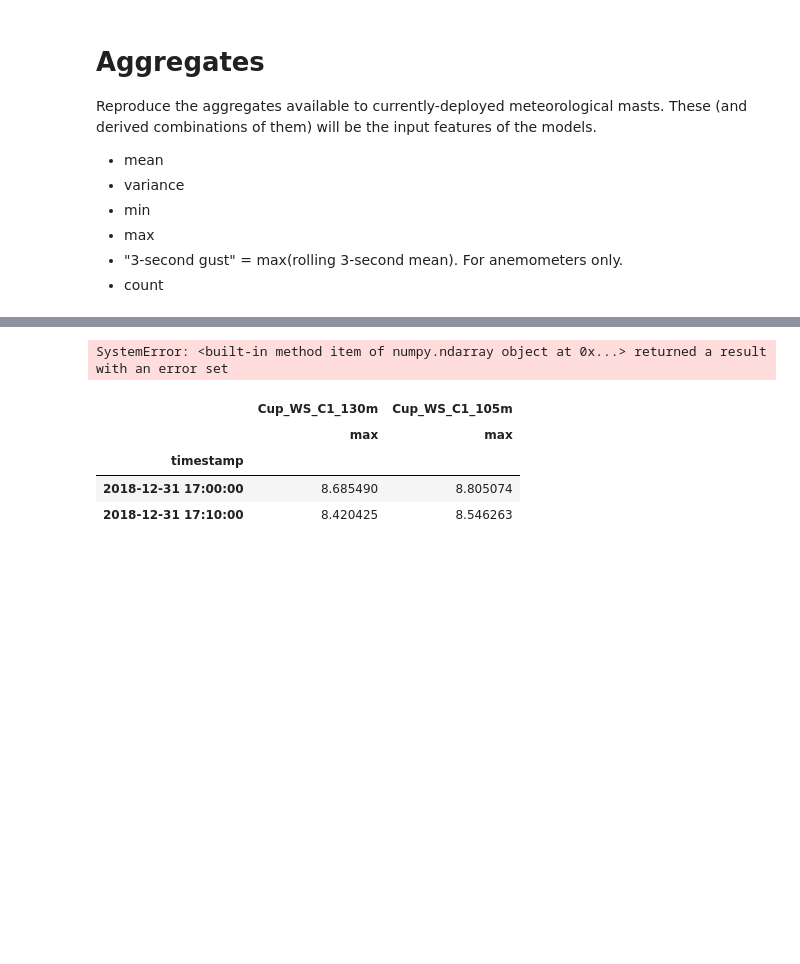
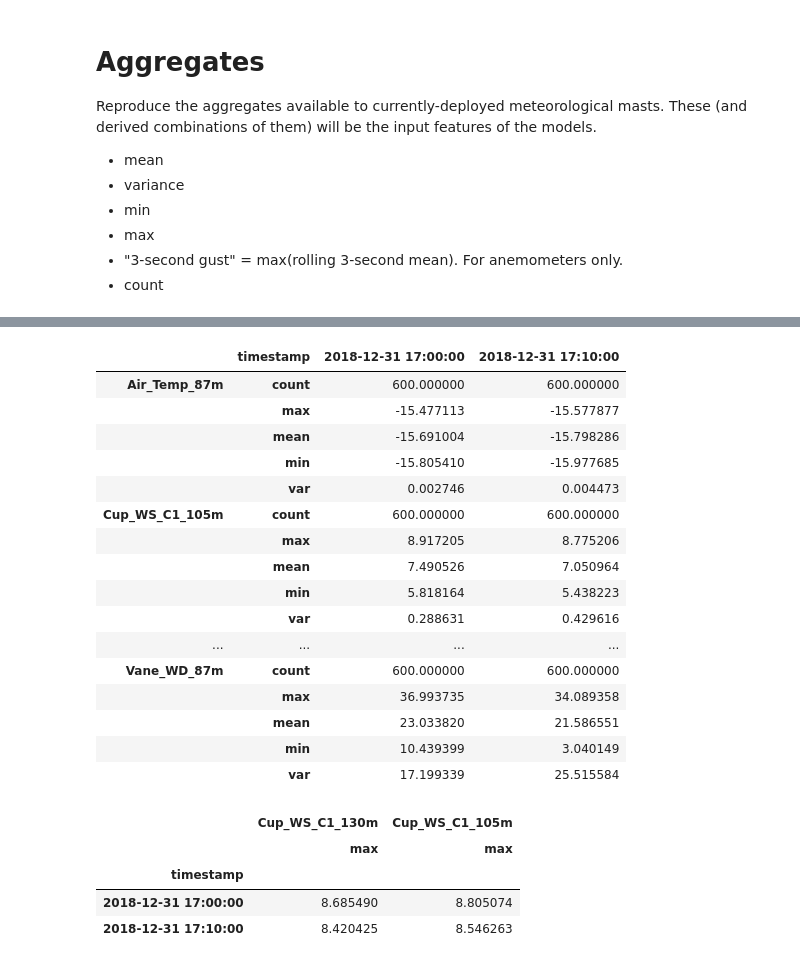
Before and after one commit to TrentonBush/turbulence_spectra, a Jupyter notebook: notebooks/09_aggregate_cup_data.ipynb, the cells around one changed output, grey strips where cells are left out. Drawn from its saved outputs; the diff is of its cells as text; code cells hidden in the pictures; blank space fills up the shorter version.

Commit message:
fix vane aggregates

```diff
--- a/notebooks/09_aggregate_cup_data.ipynb
+++ b/notebooks/09_aggregate_cup_data.ipynb
@@ -88,21 +78,16 @@ del labels, label # memory
-# %%
-aggs = onehz[anemometers + support + vanes].resample('10min').agg(['mean', 'var', 'min', 'max', 'count'])
-aggs.head(2)
-# %% [output]
-SystemError: <built-in method item of numpy.ndarray object at 0x...> returned a result with an error set
 # %%
-# wind vanes need custom calculations due to cyclic angle measurements
+# wind vanes need custom calculations due to cyclic angle measurements (wrap around 359 -> 0)
 from src.data.aggregate import wind_dir_from_vec, mean_vec_from_dirs
 from src.features.build_features import angular_difference
-def vane_mean(angles):
-    x, y = mean_vec_from_dirs(angles) # component-wise mean
-    return wind_dir_from_vec(x, y)
 
-def vane_var(angles):
-    mean = vane_mean(angles) # duplicate to make pandas.resample.agg happy
-    diff = angular_difference(angles, pd.Series(np.full(len(angles), mean)))
-    return np.sum(np.square(diff)) / len(angles)
+def vane_agg(angles):
+    x, y = mean_vec_from_dirs(angles.values) # component-wise mean
+    mean = wind_dir_from_vec(x, y)
+    diff = angular_difference(angles.values, mean)
 
+    var = np.sum(np.square(diff)) / len(angles) # only 600 values so shouldn't have floating point problems
+    min_ = (np.min(diff) + mean) % 360
+    max_ = (np.max(diff) + mean) % 360
 
-for vane in vanes:
-    aggs.loc[:, idx[vane, ['mean', 'var']] = onehz[vane].resample('10min').agg({'mean': vane_mean, 'var': vane_var})
+    out = np.array([mean, var, min_, max_]).reshape(1,-1)
+    return pd.DataFrame(out)
@@ -111,3 +94,33 @@ aggs.plot.scatter(('Vane_WD_87m', 'mean'), ('Vane_WD_87m', 'var'), alpha=0.1, s=
+# %%
+vane_aggs = []
+for vane in vanes:
+    agg = onehz[[vane]].resample('10min').agg(vane_agg)
+    cols = pd.MultiIndex.from_tuples([(vane, calc) for calc in ['mean', 'var', 'min', 'max']])
+    agg.columns = cols
+    agg.index = agg.index.droplevel(1) # spurious zeros from component df indices
+    vane_aggs.append(agg)
+# %%
+aggs = pd.concat(vane_aggs + [aggs, onehz[vanes].resample('10min').agg(['count'])], axis=1).sort_index(axis=1)
+# %%
+aggs.head(2).T
+# %% [output]
+|  | timestamp | 2018-12-31 17:00:00 | 2018-12-31 17:10:00 |
+| Air_Temp_87m | count | 600.000000 | 600.000000 |
+|  | max | -15.477113 | -15.577877 |
+|  | mean | -15.691004 | -15.798286 |
+|  | min | -15.805410 | -15.977685 |
+|  | var | 0.002746 | 0.004473 |
+| Cup_WS_C1_105m | count | 600.000000 | 600.000000 |
+|  | max | 8.917205 | 8.775206 |
+|  | mean | 7.490526 | 7.050964 |
+|  | min | 5.818164 | 5.438223 |
+|  | var | 0.288631 | 0.429616 |
+| ... | ... | ... | ... |
+| Vane_WD_87m | count | 600.000000 | 600.000000 |
+|  | max | 36.993735 | 34.089358 |
+|  | mean | 23.033820 | 21.586551 |
+|  | min | 10.439399 | 3.040149 |
+|  | var | 17.199339 | 25.515584 |
 # %%
 gust = onehz[anemometers].rolling(window='3s').mean().resample('10min').agg(['max'])
 gust.head(2)
```
Also changed, not shown: parts of 7 cells of this notebook, 1 other file.
